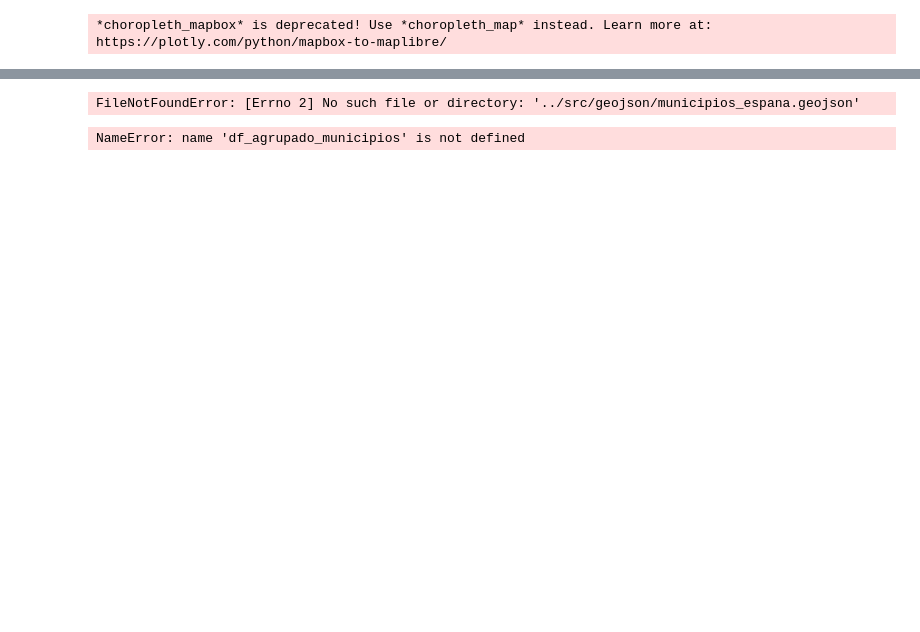
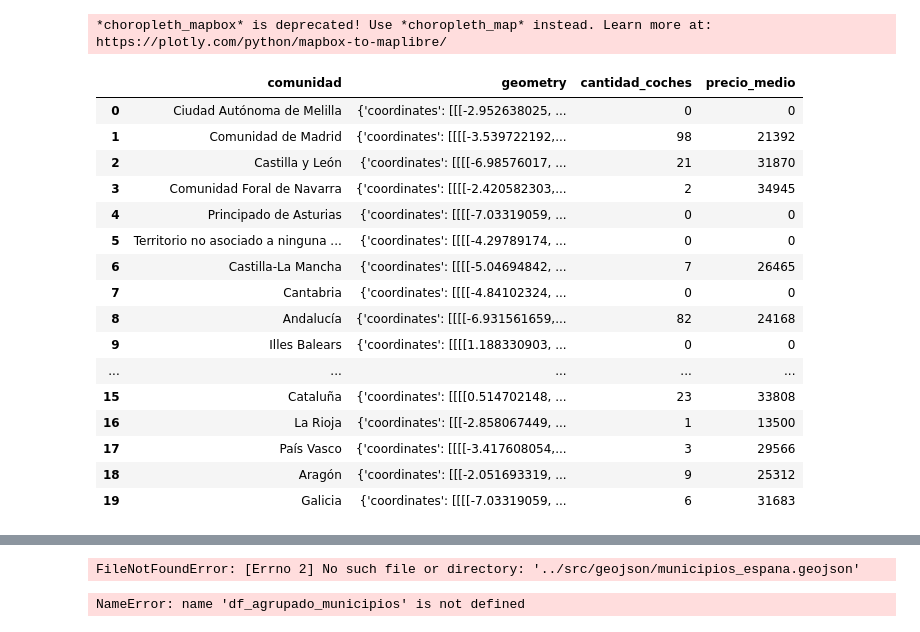
Before and after one commit to Bross-IT/PFB_coches, a Jupyter notebook: temp/limpieza_coches_segunda_mano.ipynb, the cells around one changed output, grey strips where cells are left out. Drawn from its saved outputs; the diff is of its cells as text; code cells hidden in the pictures; blank space fills up the shorter version.

```diff
--- a/temp/limpieza_coches_segunda_mano.ipynb
+++ b/temp/limpieza_coches_segunda_mano.ipynb
@@ -588,0 +587,20 @@ fig.show()
+# %%
+df_comunidades_coches
+# %% [output]
+|  | comunidad | geometry | cantidad_coches | precio_medio |
+| 0 | Ciudad Autónoma de Melilla | {'coordinates': [[[-2.952638025, ... | 0 | 0 |
+| 1 | Comunidad de Madrid | {'coordinates': [[[[-3.539722192,... | 98 | 21392 |
+| 2 | Castilla y León | {'coordinates': [[[[-6.98576017, ... | 21 | 31870 |
+| 3 | Comunidad Foral de Navarra | {'coordinates': [[[[-2.420582303,... | 2 | 34945 |
+| 4 | Principado de Asturias | {'coordinates': [[[[-7.03319059, ... | 0 | 0 |
+| 5 | Territorio no asociado a ninguna ... | {'coordinates': [[[[-4.29789174, ... | 0 | 0 |
+| 6 | Castilla-La Mancha | {'coordinates': [[[[-5.04694842, ... | 7 | 26465 |
+| 7 | Cantabria | {'coordinates': [[[[-4.84102324, ... | 0 | 0 |
+| 8 | Andalucía | {'coordinates': [[[[-6.931561659,... | 82 | 24168 |
+| 9 | Illes Balears | {'coordinates': [[[[1.188330903, ... | 0 | 0 |
+| ... | ... | ... | ... | ... |
+| 15 | Cataluña | {'coordinates': [[[[0.514702148, ... | 23 | 33808 |
+| 16 | La Rioja | {'coordinates': [[[-2.858067449, ... | 1 | 13500 |
+| 17 | País Vasco | {'coordinates': [[[[-3.417608054,... | 3 | 29566 |
+| 18 | Aragón | {'coordinates': [[[-2.051693319, ... | 9 | 25312 |
+| 19 | Galicia | {'coordinates': [[[[-7.03319059, ... | 6 | 31683 |
```
Also changed, not shown: parts of 20 cells of this notebook, 1 other file.
